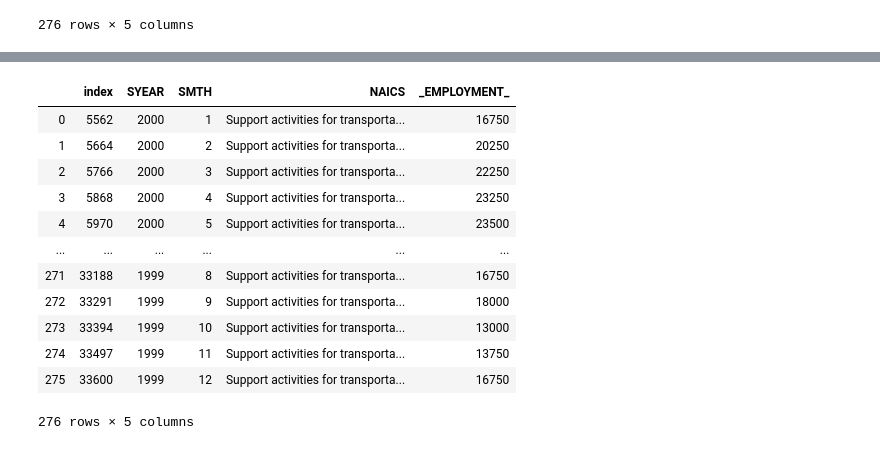
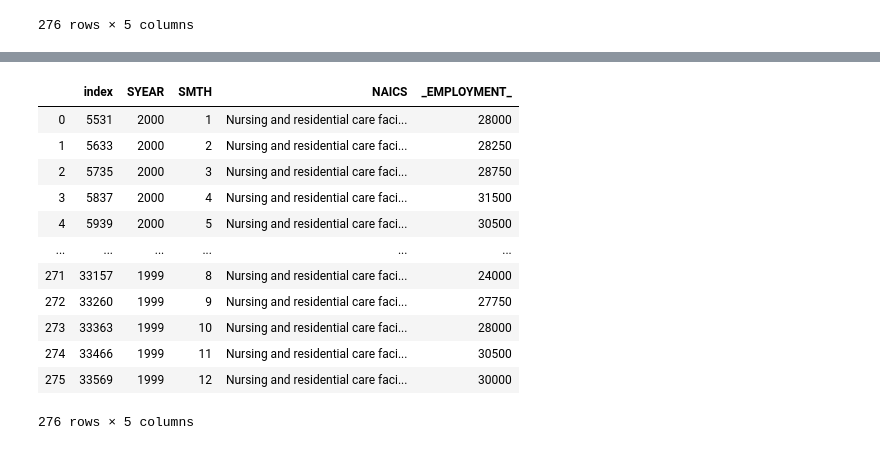
Before and after one commit to Hotlynn2/SERIES-ANALYSIS-OF-NAICS, a Jupyter notebook: Time Analysis Series.ipynb, the cells around one changed output, grey strips where cells are left out. Saved outputs shown, nothing was run; the diff lists cells and outputs as text; code cells hidden in the pictures.

```diff
--- a/Time Analysis Series.ipynb
+++ b/Time Analysis Series.ipynb
@@ -2464,18 +2549,18 @@ Truck_transportation
 # %%
-Truck_transportation = data.loc[data['NAICS'].str.contains('488', na = False)].reset_index()
+Truck_transportation = data.loc[data['NAICS'].str.contains('623', na = False)].reset_index()
 Truck_transportation
 # %% [output]
 |  | index | SYEAR | SMTH | NAICS | _EMPLOYMENT_ |
-| 0 | 5562 | 2000 | 1 | Support activities for transporta... | 16750 |
-| 1 | 5664 | 2000 | 2 | Support activities for transporta... | 20250 |
-| 2 | 5766 | 2000 | 3 | Support activities for transporta... | 22250 |
-| 3 | 5868 | 2000 | 4 | Support activities for transporta... | 23250 |
-| 4 | 5970 | 2000 | 5 | Support activities for transporta... | 23500 |
+| 0 | 5531 | 2000 | 1 | Nursing and residential care faci... | 28000 |
+| 1 | 5633 | 2000 | 2 | Nursing and residential care faci... | 28250 |
+| 2 | 5735 | 2000 | 3 | Nursing and residential care faci... | 28750 |
+| 3 | 5837 | 2000 | 4 | Nursing and residential care faci... | 31500 |
+| 4 | 5939 | 2000 | 5 | Nursing and residential care faci... | 30500 |
 | ... | ... | ... | ... | ... | ... |
-| 271 | 33188 | 1999 | 8 | Support activities for transporta... | 16750 |
-| 272 | 33291 | 1999 | 9 | Support activities for transporta... | 18000 |
-| 273 | 33394 | 1999 | 10 | Support activities for transporta... | 13000 |
-| 274 | 33497 | 1999 | 11 | Support activities for transporta... | 13750 |
-| 275 | 33600 | 1999 | 12 | Support activities for transporta... | 16750 |
+| 271 | 33157 | 1999 | 8 | Nursing and residential care faci... | 24000 |
+| 272 | 33260 | 1999 | 9 | Nursing and residential care faci... | 27750 |
+| 273 | 33363 | 1999 | 10 | Nursing and residential care faci... | 28000 |
+| 274 | 33466 | 1999 | 11 | Nursing and residential care faci... | 30500 |
+| 275 | 33569 | 1999 | 12 | Nursing and residential care faci... | 30000 |
 276 rows × 5 columns
 # %%
```
Also changed, not shown: parts of 18 cells of this notebook.
